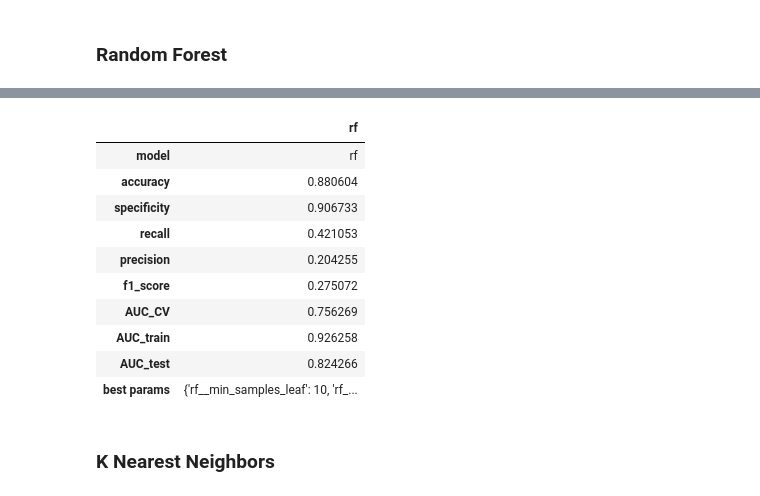
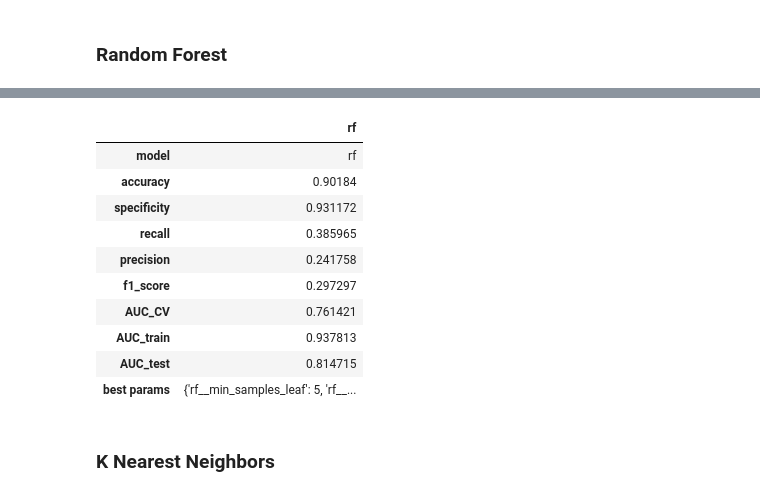
Before and after one commit to jh-mei/Group-4-Project, a Jupyter notebook: code/Part_2_Modelling.ipynb, the cells around one changed output, grey strips where cells are left out. Drawn from its saved outputs; the diff is of its cells as text; code cells hidden in the pictures.

```diff
--- a/code/Part_2_Modelling.ipynb
+++ b/code/Part_2_Modelling.ipynb
@@ -225,9 +232,9 @@ Please also refer to the documentation for alternative solver options:
 %%time
 
 rf_results = get_model('rf', 5, pipe_params={
-    'rf__n_estimators': [100, 150],
+    'rf__n_estimators': [100, 150, 200],
     'rf__min_samples_split': [2, 3, 5],
-    'rf__min_samples_leaf': [2, 5, 10]
+    'rf__min_samples_leaf': [2, 5]
 })
 
 rf_results
@@ -238,14 +245,14 @@ Wall time: 25.2 s
 |  | rf |
 | model | rf |
-| accuracy | 0.880604 |
-| specificity | 0.906733 |
-| recall | 0.421053 |
-| precision | 0.204255 |
-| f1_score | 0.275072 |
-| AUC_CV | 0.756269 |
-| AUC_train | 0.926258 |
-| AUC_test | 0.824266 |
-| best params | {'rf__min_samples_leaf': 10, 'rf_... |
+| accuracy | 0.90184 |
+| specificity | 0.931172 |
+| recall | 0.385965 |
+| precision | 0.241758 |
+| f1_score | 0.297297 |
+| AUC_CV | 0.761421 |
+| AUC_train | 0.937813 |
+| AUC_test | 0.814715 |
+| best params | {'rf__min_samples_leaf': 5, 'rf__... |
 # %% [markdown]
 ### K Nearest Neighbors
 # %%
```
Also changed, not shown: parts of 27 cells of this notebook, 3 other files.
